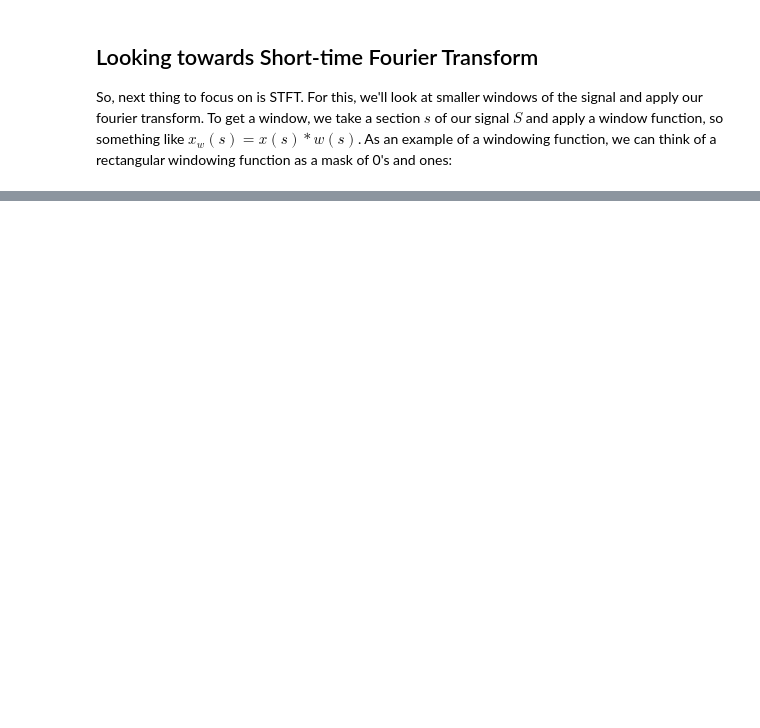
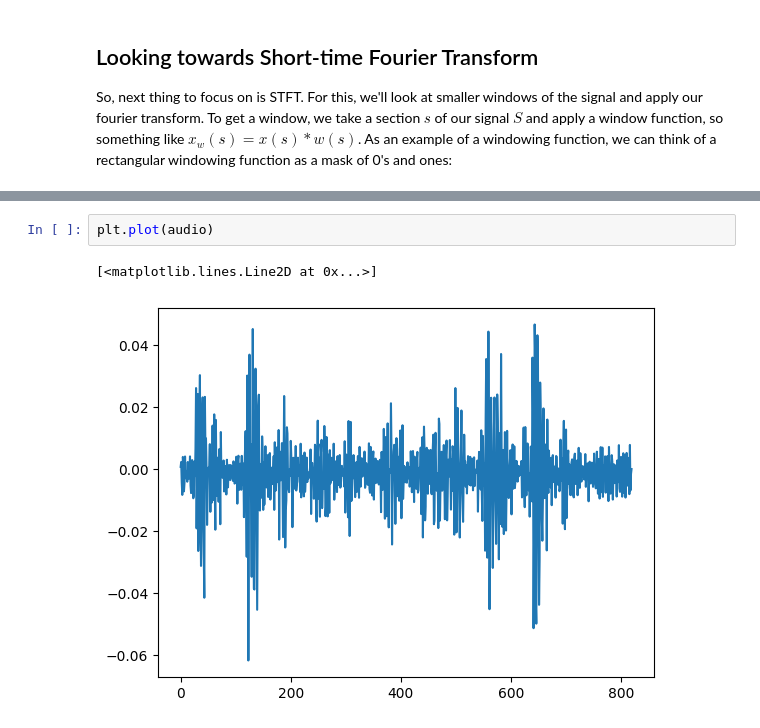
Before and after one commit to pvwoods/elko, a Jupyter notebook: notebooks/fourier.ipynb, the cells around one changed output, grey strips where cells are left out. Saved outputs shown, nothing was run; the diff lists cells and outputs as text; blank space fills up the shorter version.

```diff
--- a/notebooks/fourier.ipynb
+++ b/notebooks/fourier.ipynb
@@ -284,0 +316,5 @@ plt.plot(w * 5);
+# %%
+plt.plot(audio)
+# %% [output]
+[<matplotlib.lines.Line2D at 0x...>]
+[figure, added]
```
Also changed, not shown: parts of 10 cells of this notebook.
